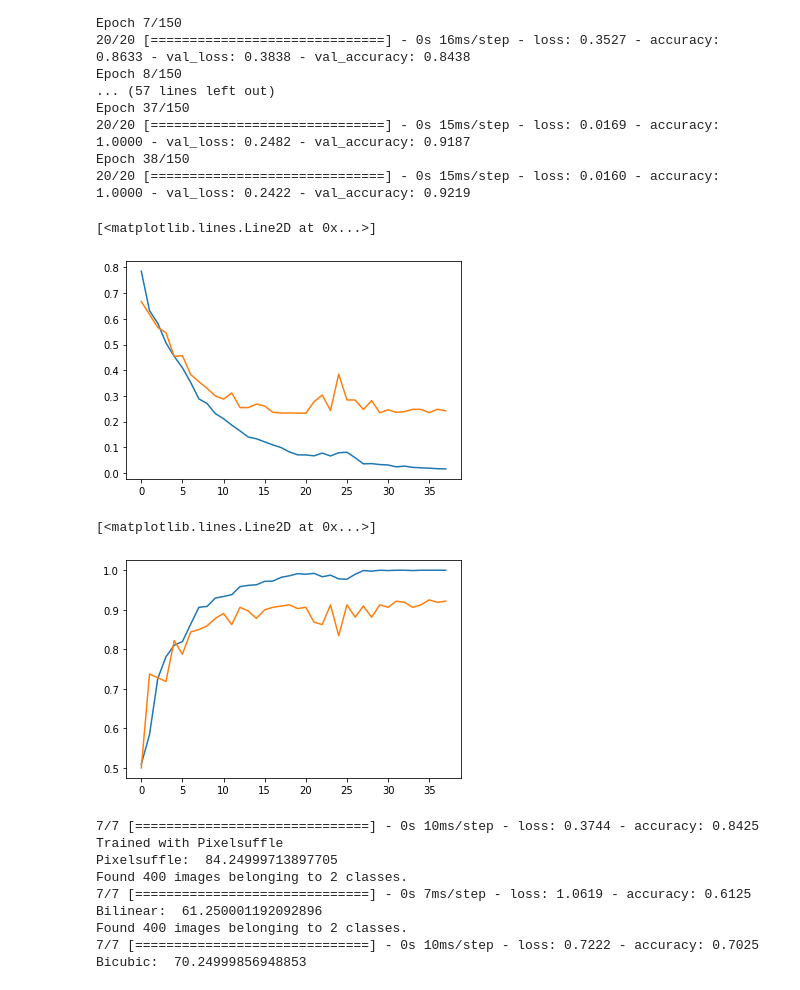
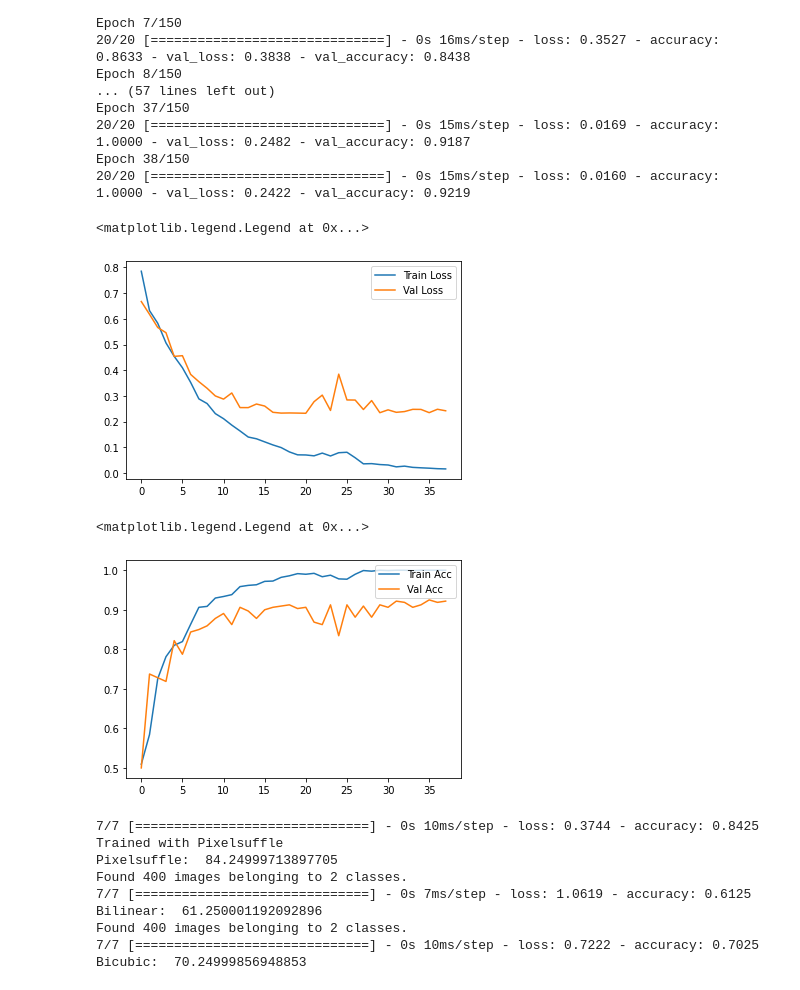
Before and after one commit to nayansavaliya/fakeImageDetection, a Jupyter notebook: src/SNGAN_PixelSuffle.ipynb, the cells around one changed output. Drawn from its saved outputs; the diff is of its cells as text; code cells hidden in the pictures.

```diff
--- a/src/SNGAN_PixelSuffle.ipynb
+++ b/src/SNGAN_PixelSuffle.ipynb
@@ -127,25 +127,27 @@ Epoch 38/150
 # %%
 # visualizing losses and accuracy
 # print(history.history)
 train_loss = history.history['loss']
 val_loss   = history.history['val_loss']
 train_acc  = history.history['accuracy']
 val_acc    = history.history['val_accuracy']
 xc         = range(38)
 
 plt.figure()
-plt.plot(xc, train_loss)
-plt.plot(xc, val_loss)
+plt.plot(xc, train_loss,label = 'Train Loss')
+plt.plot(xc, val_loss,label = 'Val Loss')
+plt.legend(loc='upper right')
 # %% [output]
-[<matplotlib.lines.Line2D at 0x...>]
+<matplotlib.legend.Legend at 0x...>
-[figure, old version]
+[figure, new version]
 # %%
 plt.figure()
-plt.plot(xc, train_acc)
-plt.plot(xc, val_acc)
+plt.plot(xc, train_acc,label = 'Train Acc')
+plt.plot(xc, val_acc,label = 'Val Acc')
+plt.legend(loc='upper right')
 # %% [output]
-[<matplotlib.lines.Line2D at 0x...>]
+<matplotlib.legend.Legend at 0x...>
-[figure, old version]
+[figure, new version]
 # %%
 _, acc = model.evaluate(test_dataset)
 print('Trained with Pixelsuffle')
```
Also changed, not shown: 2 other files.
